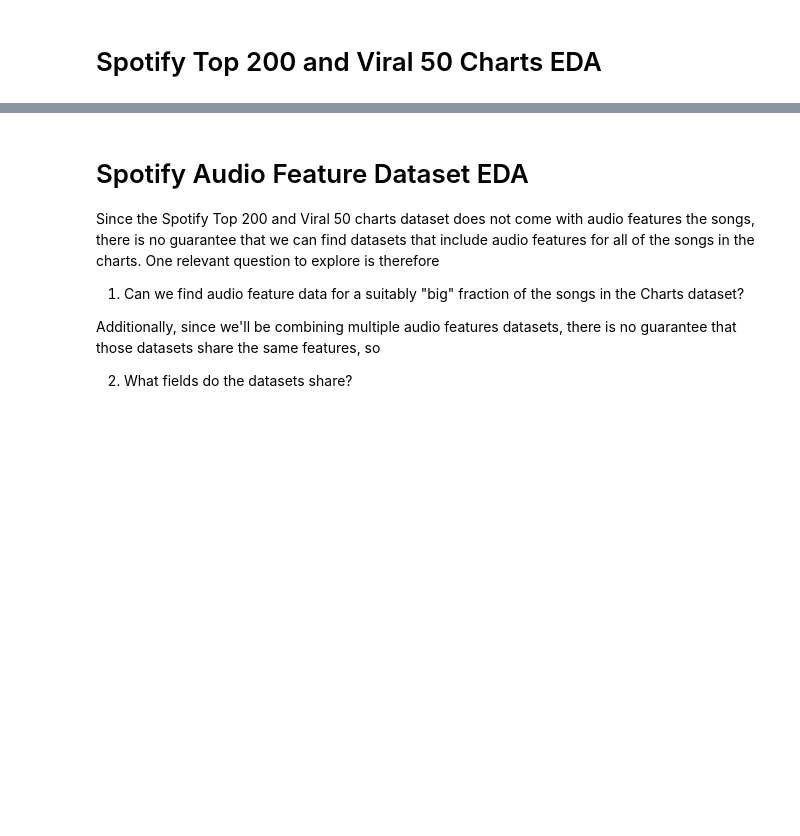
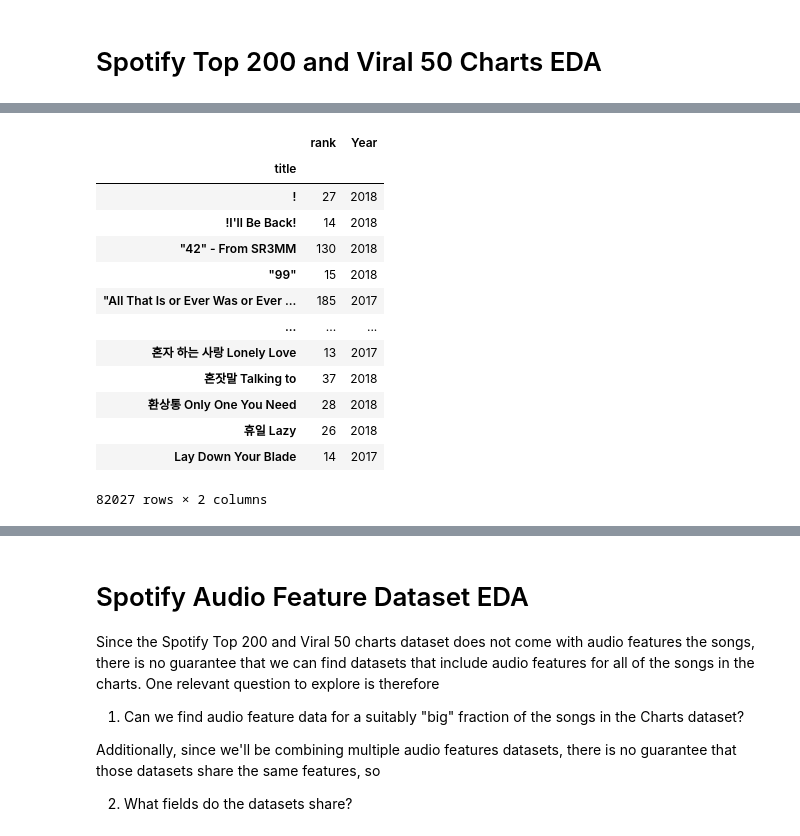
Before and after one commit to Joseph-Willem-Ricci/5450-final-project, a Jupyter notebook: CIS5450_Project.ipynb, the cells around one changed output, grey strips where cells are left out. Cells and saved outputs as stored; diff of their text form; code cells hidden in the pictures; blank space fills up the shorter version.

```diff
--- a/CIS5450_Project.ipynb
+++ b/CIS5450_Project.ipynb
@@ -146,3 +159,20 @@ df_charts.groupby(by='Year').count()
+# %%
+max_ranking_df
+# %% [output]
+|  | rank | Year |
+| title |  |  |
+| ! | 27 | 2018 |
+| !I'll Be Back! | 14 | 2018 |
+| "42" - From SR3MM | 130 | 2018 |
+| "99" | 15 | 2018 |
+| "All That Is or Ever Was or Ever ... | 185 | 2017 |
+| ... | ... | ... |
+| 혼자 하는 사랑 Lonely Love | 13 | 2017 |
+| 혼잣말 Talking to | 37 | 2018 |
+| 환상통 Only One You Need | 28 | 2018 |
+| 휴일 Lazy | 26 | 2018 |
+| ﻿Lay Down Your Blade | 14 | 2017 |
+82027 rows × 2 columns
 # %%
 # Remore records with year 2017 and 2018
 df_charts=df_charts[df_charts['Year'] > 2018]
```
Also changed, not shown: parts of 42 cells of this notebook.
